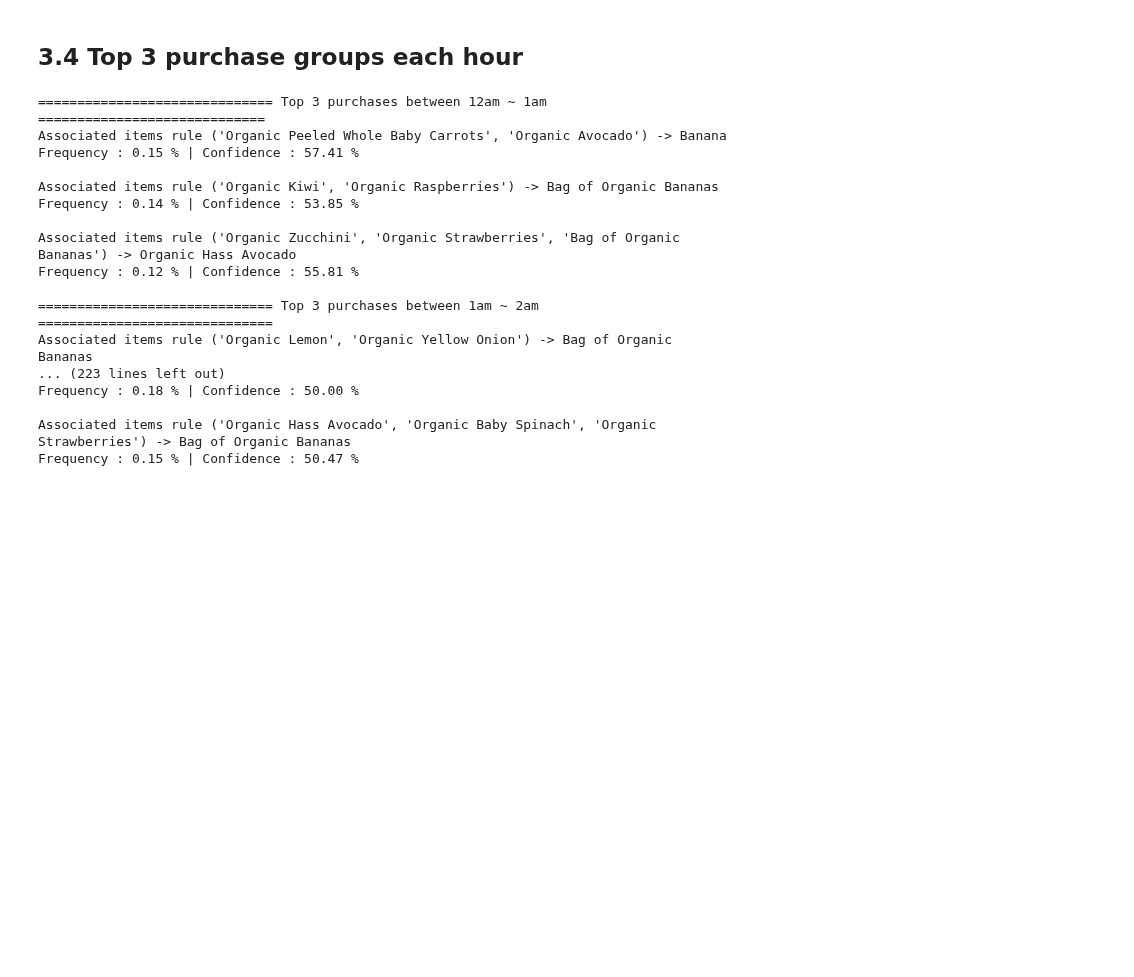
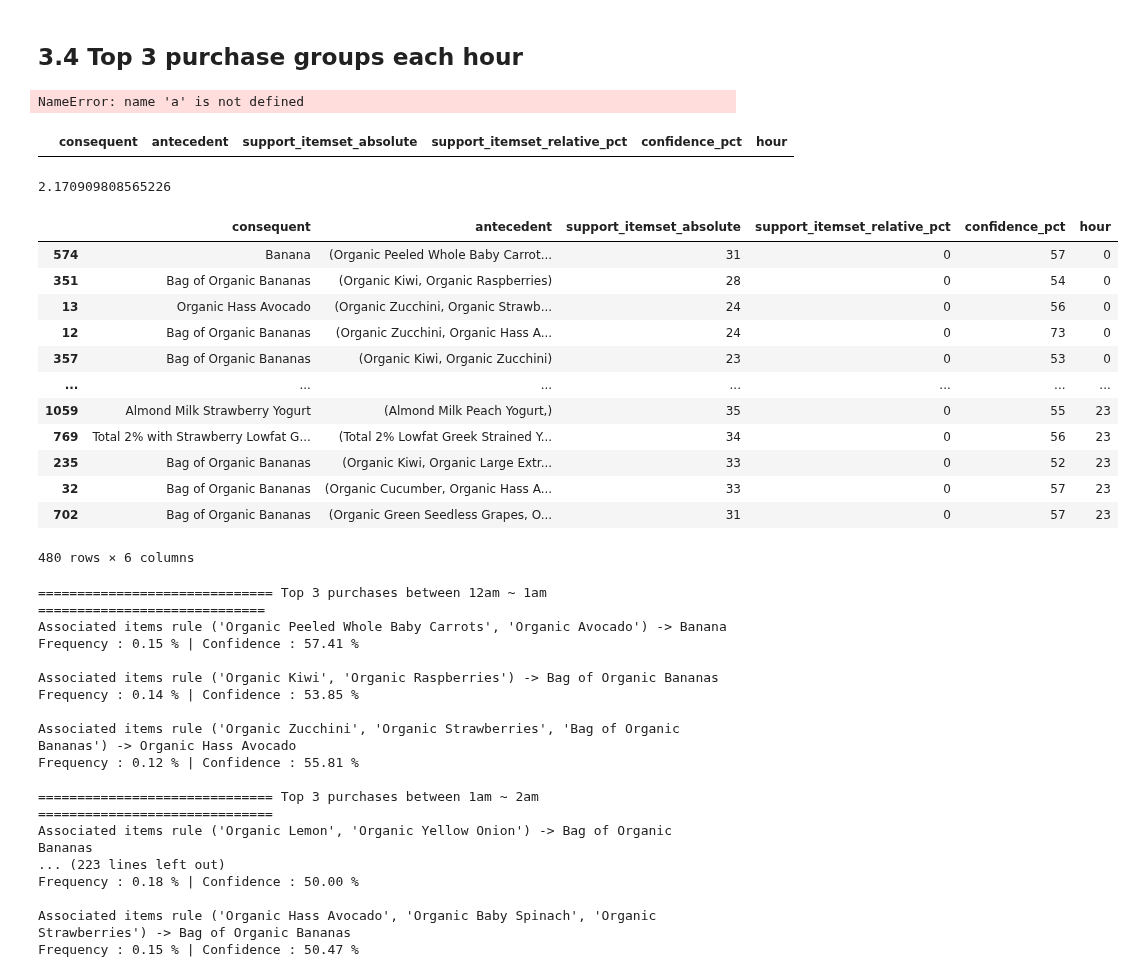
Before and after one commit to kwonowk/market-basket-analysis, a Jupyter notebook: instacart_analysis.ipynb, the cells around one changed output. Drawn from its saved outputs; the diff is of its cells as text; code cells hidden in the pictures; blank space fills up the shorter version.

Commit message:
Exporting results

```diff
--- a/instacart_analysis.ipynb
+++ b/instacart_analysis.ipynb
@@ -642,6 +641,48 @@ apriori_mapping(df_result)
 [figure]
 # %% [markdown]
 ## 3.4 Top 3 purchase groups each hour
+# %%
+a
+# %% [output]
+NameError: name 'a' is not defined
+# %%
+df_result_hour = pd.DataFrame({'consequent':[],
+                               'antecedent': [],
+                               'support_itemset_absolute': [],
+                               'support_itemset_relative_pct': [],
+                               'confidence_pct': [],
+                               'hour':[]})
+df_result_hour
+# %% [output]
+|  | consequent | antecedent | support_itemset_absolute | support_itemset_relative_pct | confidence_pct | hour |
+# %%
+df_result_hour.support_itemset_relative_pct.sum()
+# %% [output]
+2.170909808565226
+# %%
+for hour in range(0,24):
+
+    temp = series_to_list(product_list.loc[product_list['order_hour_of_day'] == hour])
+
+    temp_result_list = arules(temp, supp=0.05, conf=50, report=report, zmin=2)
+    temp_result = apriori_format(temp_result_list)[:20]
+    temp_result['hour'] = hour
+    df_result_hour = pd.concat([df_result_hour, temp_result])
+df_result_hour
+# %% [output]
+|  | consequent | antecedent | support_itemset_absolute | support_itemset_relative_pct | confidence_pct | hour |
+| 574 | Banana | (Organic Peeled Whole Baby Carrot... | 31 | 0 | 57 | 0 |
+| 351 | Bag of Organic Bananas | (Organic Kiwi, Organic Raspberries) | 28 | 0 | 54 | 0 |
+| 13 | Organic Hass Avocado | (Organic Zucchini, Organic Strawb... | 24 | 0 | 56 | 0 |
+| 12 | Bag of Organic Bananas | (Organic Zucchini, Organic Hass A... | 24 | 0 | 73 | 0 |
+| 357 | Bag of Organic Bananas | (Organic Kiwi, Organic Zucchini) | 23 | 0 | 53 | 0 |
+| ... | ... | ... | ... | ... | ... | ... |
+| 1059 | Almond Milk Strawberry Yogurt | (Almond Milk Peach Yogurt,) | 35 | 0 | 55 | 23 |
+| 769 | Total 2% with Strawberry Lowfat G... | (Total 2% Lowfat Greek Strained Y... | 34 | 0 | 56 | 23 |
+| 235 | Bag of Organic Bananas | (Organic Kiwi, Organic Large Extr... | 33 | 0 | 52 | 23 |
+| 32 | Bag of Organic Bananas | (Organic Cucumber, Organic Hass A... | 33 | 0 | 57 | 23 |
+| 702 | Bag of Organic Bananas | (Organic Green Seedless Grapes, O... | 31 | 0 | 57 | 23 |
+480 rows × 6 columns
 # %%
 def format_hour(hour):
     """Convert 24-hour format into 12-hour format"""
```
Also changed, not shown: parts of 7 cells of this notebook.
